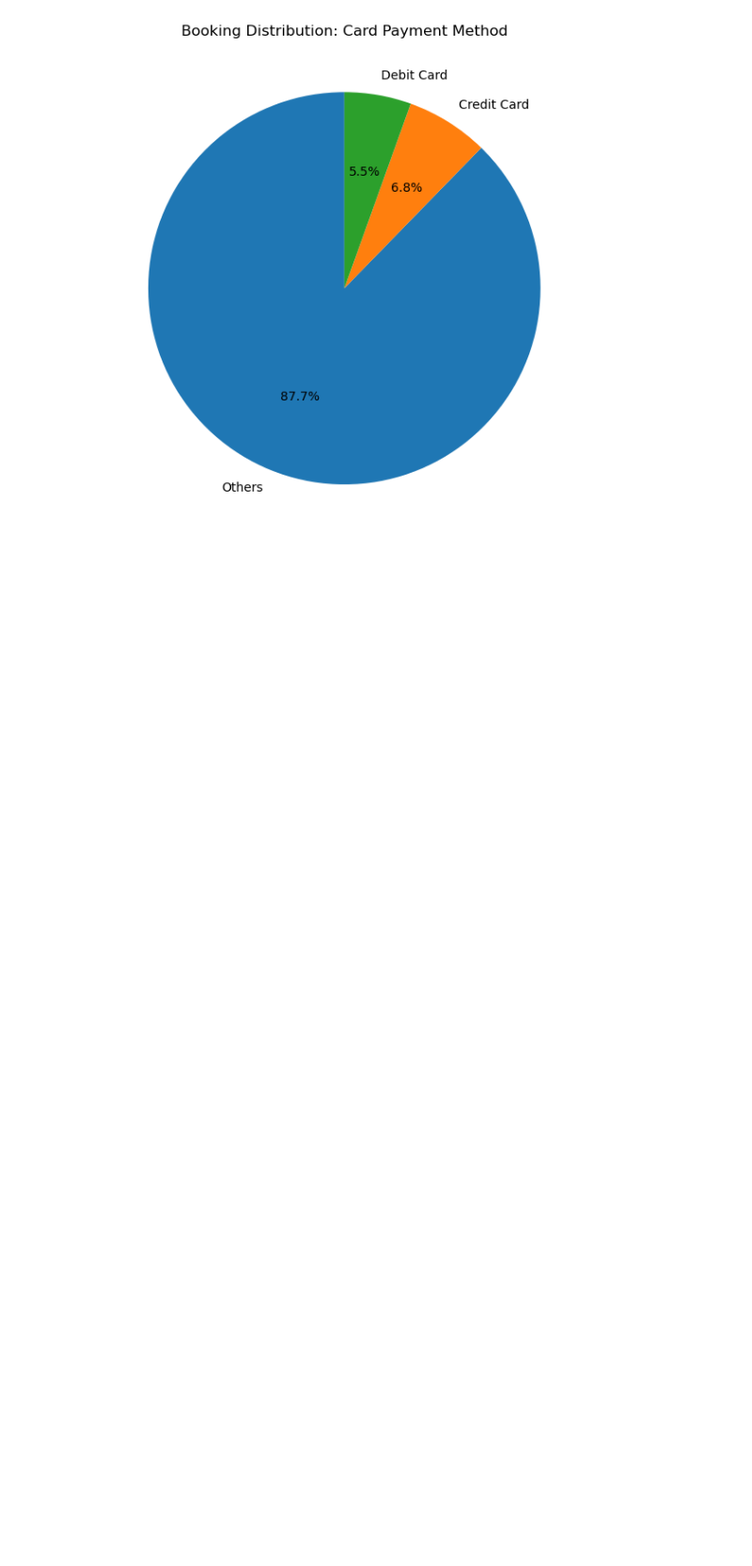
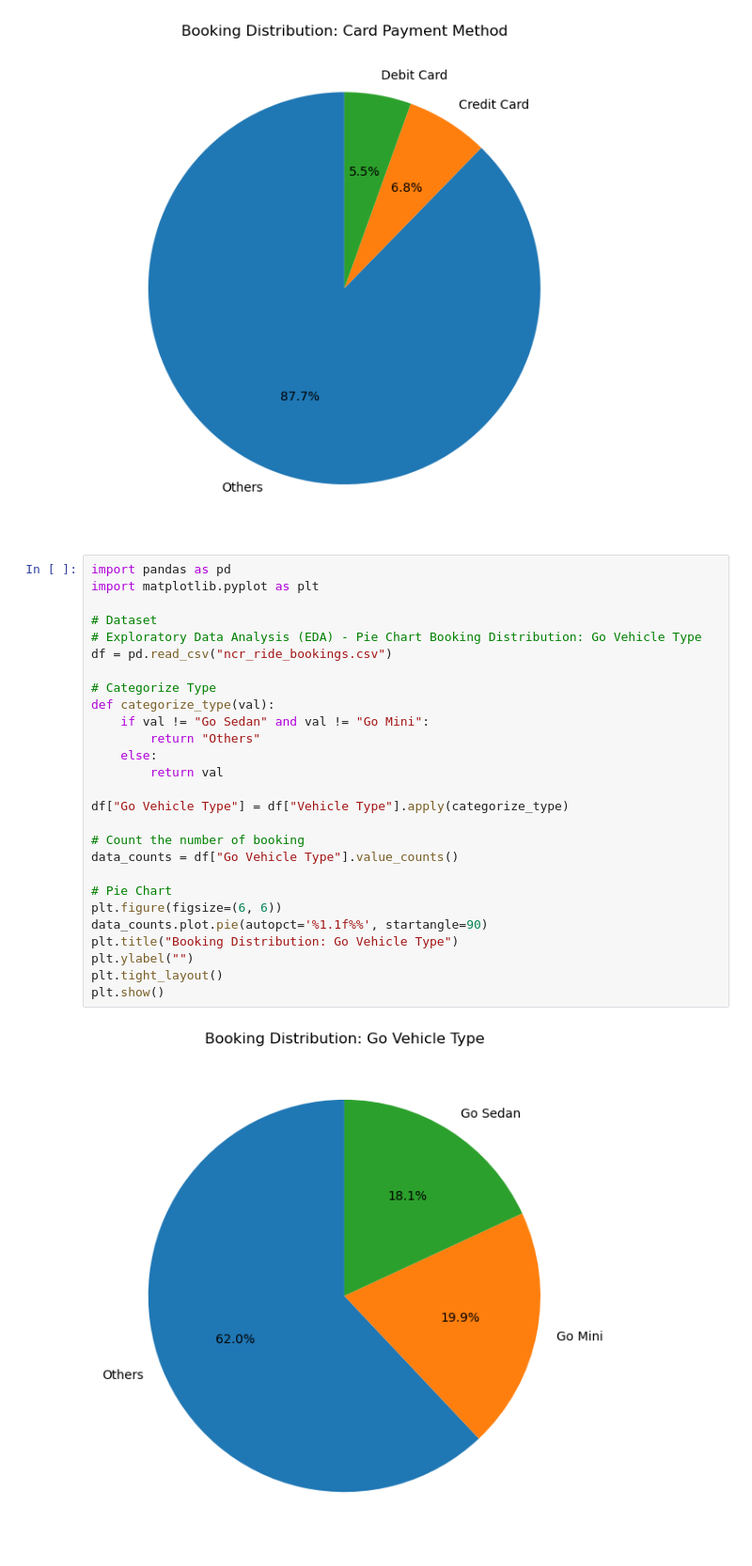
Before and after one commit to FlazeFy2/DS-Uber_Data_Analytics_Dashboard, a Jupyter notebook: exploratory data analysis-pie.ipynb, the cells around one changed output. Shown at 94% size. Cells and saved outputs as stored; diff of their text form; blank space fills up the shorter version.

Commit message:
[DS] Exploratory Data Analysis (EDA) - Pie Chart Booking Distribution: Go Vehicle Type

```diff
--- a/exploratory data analysis-pie.ipynb
+++ b/exploratory data analysis-pie.ipynb
@@ -367,3 +367,32 @@ plt.tight_layout()
 plt.show()
 # %% [output]
 [figure]
+# %%
+import pandas as pd
+import matplotlib.pyplot as plt
+
+# Dataset
+# Exploratory Data Analysis (EDA) - Pie Chart Booking Distribution: Go Vehicle Type
+df = pd.read_csv("ncr_ride_bookings.csv")
+
+# Categorize Type
+def categorize_type(val):
+    if val != "Go Sedan" and val != "Go Mini":
+        return "Others"
+    else:
+        return val
+
+df["Go Vehicle Type"] = df["Vehicle Type"].apply(categorize_type)
+
+# Count the number of booking
+data_counts = df["Go Vehicle Type"].value_counts()
+
+# Pie Chart
+plt.figure(figsize=(6, 6))
+data_counts.plot.pie(autopct='%1.1f%%', startangle=90)
+plt.title("Booking Distribution: Go Vehicle Type")
+plt.ylabel("")
+plt.tight_layout()
+plt.show()
+# %% [output]
+[figure, added]
```
